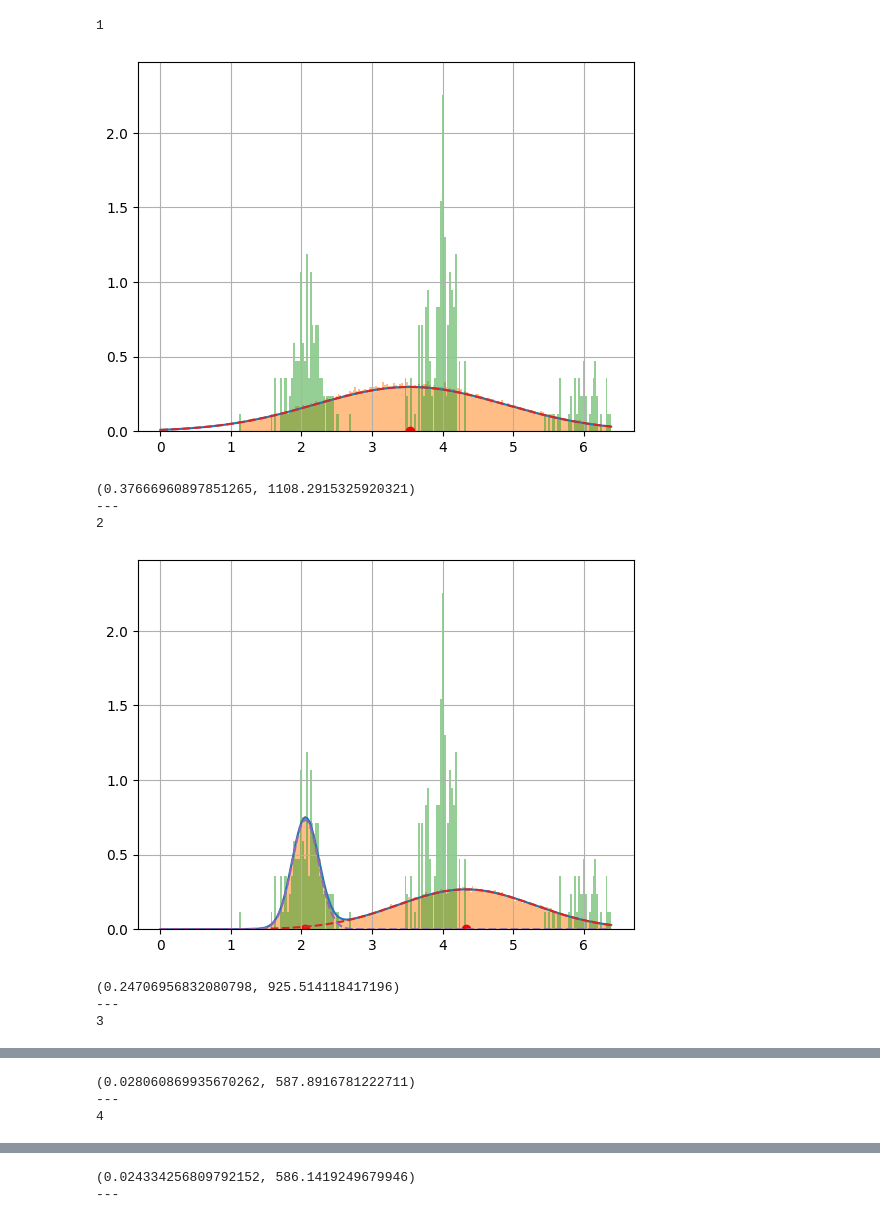
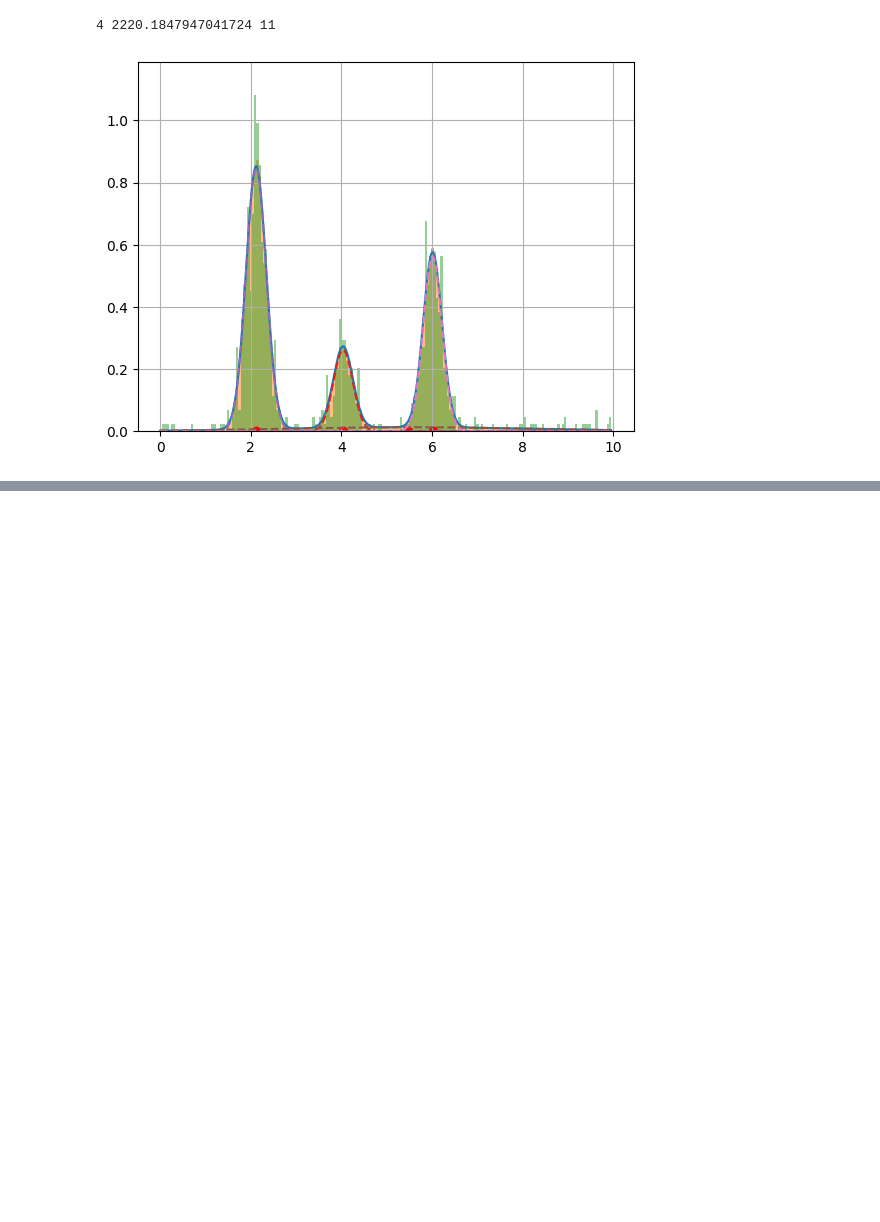
Before and after one commit to ltsstar/TaskExecutionTimeMining, a Jupyter notebook: src/notebooks/Motivating_Example.ipynb, the cells around one changed output, grey strips where cells are left out. Saved outputs shown, nothing was run; the diff lists cells and outputs as text; code cells hidden in the pictures; blank space fills up the shorter version.

```diff
--- a/src/notebooks/Motivating_Example.ipynb
+++ b/src/notebooks/Motivating_Example.ipynb
@@ -85,28 +95,8 @@ class GMM:
         return np.array([pdf(x) for x in X]).flatten()
 
     def goodness(self):
-        #predictions = self.get_pdf_values(self.x)
-        #gmm_samples, _ = self.gmm.sample(100000)
-        #data_hist_weights, data_hist_bins = np.histogram(self.x, bins=min(200, int(len(self.x))), density=False)
-        #sample_hist_weights, sample_hist_bins  = np.histogram(gmm_samples, bins=min(200, int(len(self.x))), density=False)
-
-        #bins_2_values = lambda bins : [(bins[i] + bins[i+1]) / 2 for i in range(len(bins)-1)]
-        #data_hist_values, sample_hist_values = bins_2_values(data_hist_bins), bins_2_values(sample_hist_bins)
-        #wd_hist = stats.wasserstein_distance(data_hist_values, sample_hist_values, data_hist_weights, sample_hist_weights)
-        times_enlargen = int(100000 / len(self.x))
-        if times_enlargen:
-            augmented_x = np.array([])
-            for i in range(times_enlargen):
-                augmented_x = np.append(augmented_x, np.ravel(self.x))
-            wd_x = stats.wasserstein_distance(augmented_x, self.gmm.sample(len(augmented_x))[0].ravel())
-        else:
-            wd_x = stats.wasserstein_distance(np.ravel(self.x), self.gmm.sample(len(self.x))[0].ravel())
-        #wd_pdf = stats.wasserstein_distance(np.ravel(self.x), np.ravel(self.x), predictions, np.ones(self.x.shape))
         bic = self.gmm.bic(self.x)
-        #return bic
-        #aic = self.gmm.aic(self.x)
-        #return ot.wasserstein_1d(np.ravel(self.x), np.ravel(self.x), predictions)
-        return wd_x, bic#, wd_hist, wd_pdf, bic, aic
+        return bic
 
     def plot_gmm(self, other_gmm=None, show_all=True, percentile=False):
         # remove outliers
@@ -138,20 +128,23 @@ class GMM:
         if other_gmm:
             plt.plot(f_axis, other_gmm.get_pdf_values(f_axis))
         plt.show()
+
+class BestGMM:
+    def __init__(self, start_end_event_log, max_n=100):
+        self.bic = np.inf
+        for i in range(1, min(start_end_event_log.shape[0], max_n)):
+            gmm = GMM(start_end_event_log, i)
+            bic = gmm.goodness()
+            if bic < self.bic:
+                self.bic = bic
+                self.gmm = gmm
+                self.n = i
+            else:
+                break
 # %%
-for i in range(1,5):
-    print(i)
-    gmm = GMM(train, i)
-    gmm.plot_gmm()
-    print(gmm.goodness())
-    print('---')
+best_gmm = BestGMM(train)
+print(best_gmm.n, best_gmm.bic, best_gmm.gmm.gmm._n_parameters())
+best_gmm.gmm.plot_gmm()
 # %% [output]
-1
+4 2220.1847947041724 11
-[figure, old version]
+[figure, new version]
-(0.37666960897851265, 1108.2915325920321)
----
-2
-[figure, removed]
-(0.24706956832080798, 925.514118417196)
----
-3
@@ -159,3 +150,0 @@ for i in range(1,5):
-(0.028060869935670262, 587.8916781222711)
----
-4
@@ -163,2 +150,0 @@ for i in range(1,5):
-(0.024334256809792152, 586.1419249679946)
----
```
Also changed, not shown: parts of 13 cells of this notebook, 2 other files.
